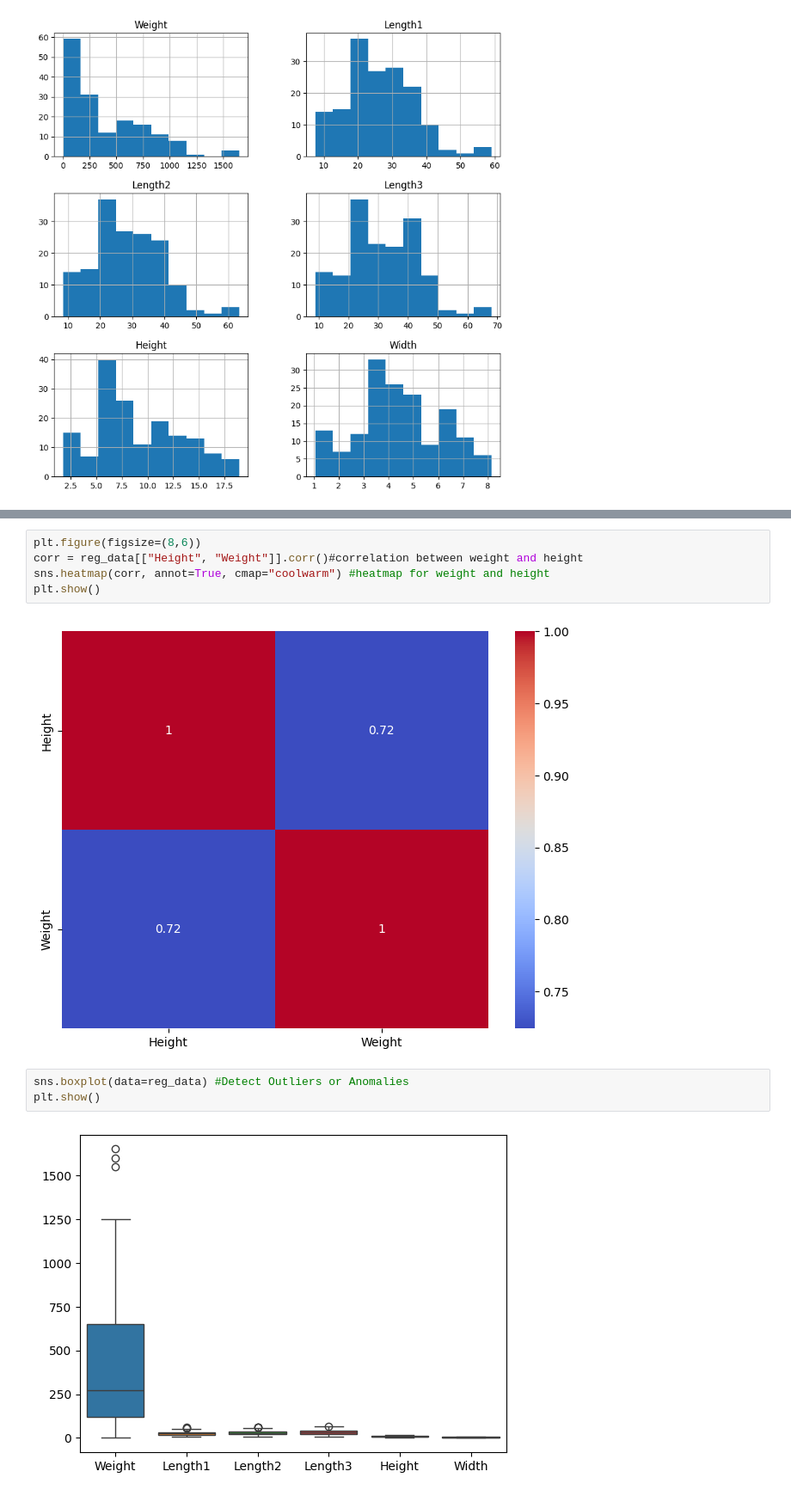
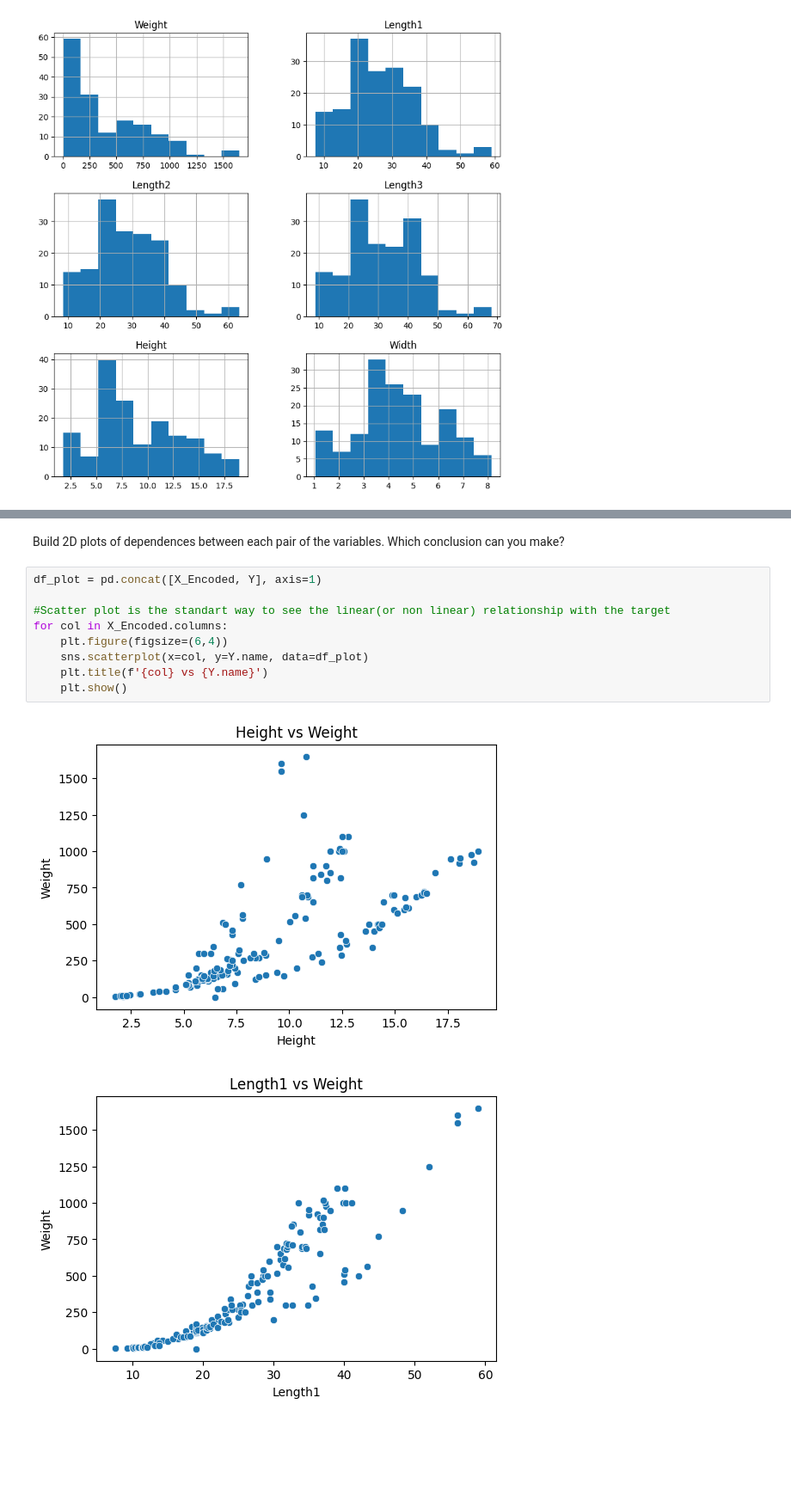
Before and after one commit to fehimecapar/Data-Science-For-Decision-Support, a Jupyter notebook: assignment1.ipynb, the cells around one changed output, grey strips where cells are left out. Shown at 86% size. Saved outputs shown, nothing was run; the diff lists cells and outputs as text; blank space fills up the shorter version.

```diff
--- a/assignment1.ipynb
+++ b/assignment1.ipynb
@@ -133,12 +280,14 @@ plt.show()
-# %%
-plt.figure(figsize=(8,6))
-corr = reg_data[["Height", "Weight"]].corr()#correlation between weight and height
-sns.heatmap(corr, annot=True, cmap="coolwarm") #heatmap for weight and height
-plt.show()
-# %% [output]
-[figure, removed]
-# %%
-sns.boxplot(data=reg_data) #Detect Outliers or Anomalies
-plt.show()
-# %% [output]
-[figure, removed]
+# %% [markdown]
+Build 2D plots of dependences between each pair of the variables. Which conclusion can you make?
+# %%
+df_plot = pd.concat([X_Encoded, Y], axis=1)
+
+#Scatter plot is the standart way to see the linear(or non linear) relationship with the target
+for col in X_Encoded.columns:
+    plt.figure(figsize=(6,4))
+    sns.scatterplot(x=col, y=Y.name, data=df_plot)
+    plt.title(f'{col} vs {Y.name}')
+    plt.show()
+# %% [output]
+[figure, added]
+[figure, added]
```
Also changed, not shown: parts of 28 cells of this notebook.
